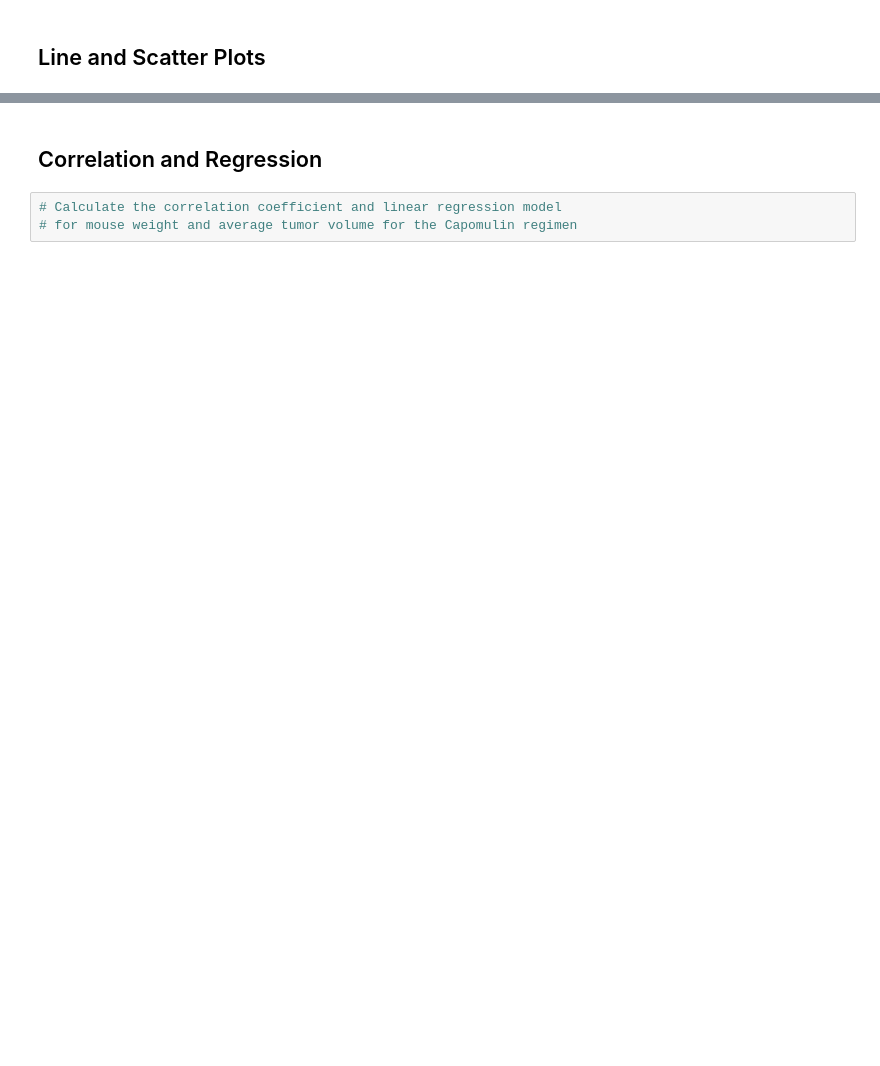
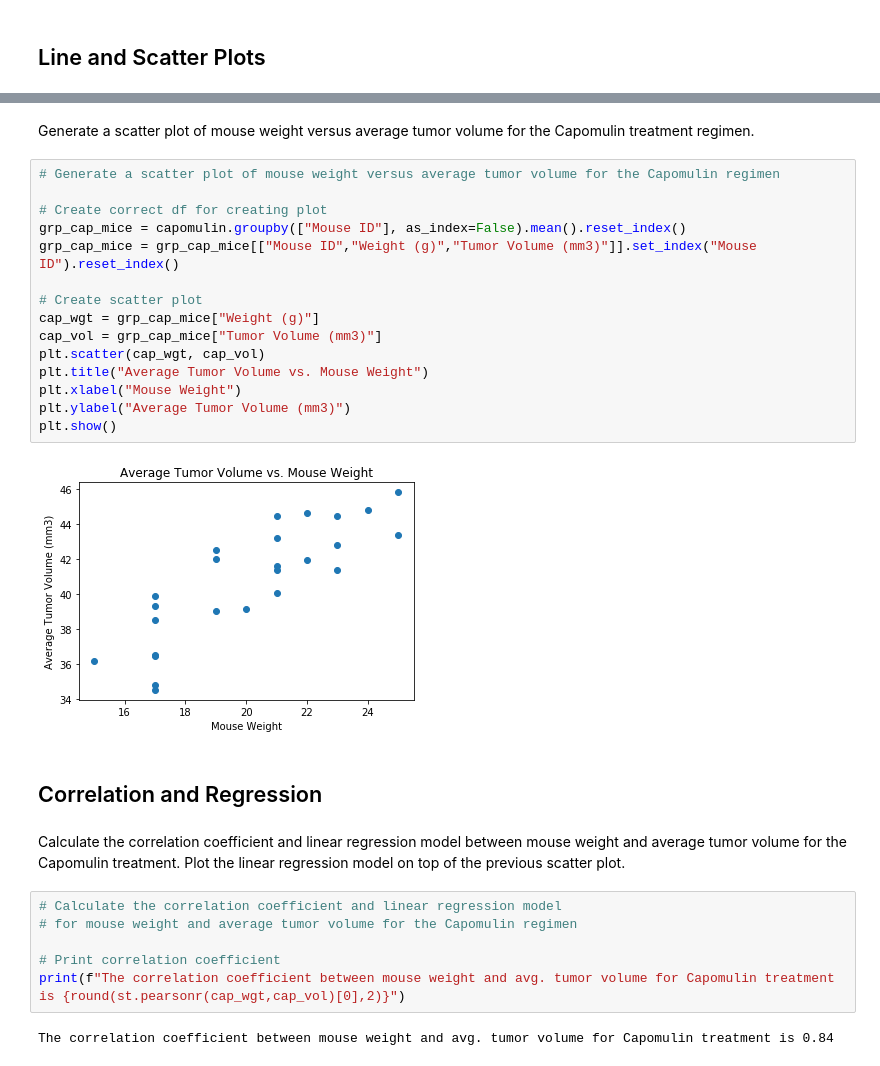
Before and after one commit to tamaranxu/matplotlib_challenge, a Jupyter notebook: pymaceuticals.ipynb, the cells around one changed output, grey strips where cells are left out. Drawn from its saved outputs; the diff is of its cells as text; blank space fills up the shorter version.

```diff
--- a/pymaceuticals.ipynb
+++ b/pymaceuticals.ipynb
@@ -548,5 +605,31 @@ Total sorted value list is [45.0, 45.0, 45.0, 45.0, 46.78, 47.78, 48.72, 52.93,
+# %% [markdown]
+Generate a scatter plot of mouse weight versus average tumor volume for the Capomulin treatment regimen.
+# %%
+# Generate a scatter plot of mouse weight versus average tumor volume for the Capomulin regimen
+
+# Create correct df for creating plot
+grp_cap_mice = capomulin.groupby(["Mouse ID"], as_index=False).mean().reset_index()
+grp_cap_mice = grp_cap_mice[["Mouse ID","Weight (g)","Tumor Volume (mm3)"]].set_index("Mouse ID").reset_index()
+
+# Create scatter plot
+cap_wgt = grp_cap_mice["Weight (g)"]
+cap_vol = grp_cap_mice["Tumor Volume (mm3)"]
+plt.scatter(cap_wgt, cap_vol)
+plt.title("Average Tumor Volume vs. Mouse Weight")
+plt.xlabel("Mouse Weight")
+plt.ylabel("Average Tumor Volume (mm3)")
+plt.show()
+# %% [output]
+[figure, added]
 # %% [markdown]
 ## Correlation and Regression
+# %% [markdown]
+Calculate the correlation coefficient and linear regression model between mouse weight and average tumor volume for the Capomulin treatment. Plot the linear regression model on top of the previous scatter plot.
 # %%
 # Calculate the correlation coefficient and linear regression model
 # for mouse weight and average tumor volume for the Capomulin regimen
+
+# Print correlation coefficient
+print(f"The correlation coefficient between mouse weight and avg. tumor volume for Capomulin treatment is {round(st.pearsonr(cap_wgt,cap_vol)[0],2)}")
+# %% [output]
+The correlation coefficient between mouse weight and avg. tumor volume for Capomulin treatment is 0.84
```
Also changed, not shown: parts of 18 cells of this notebook.
